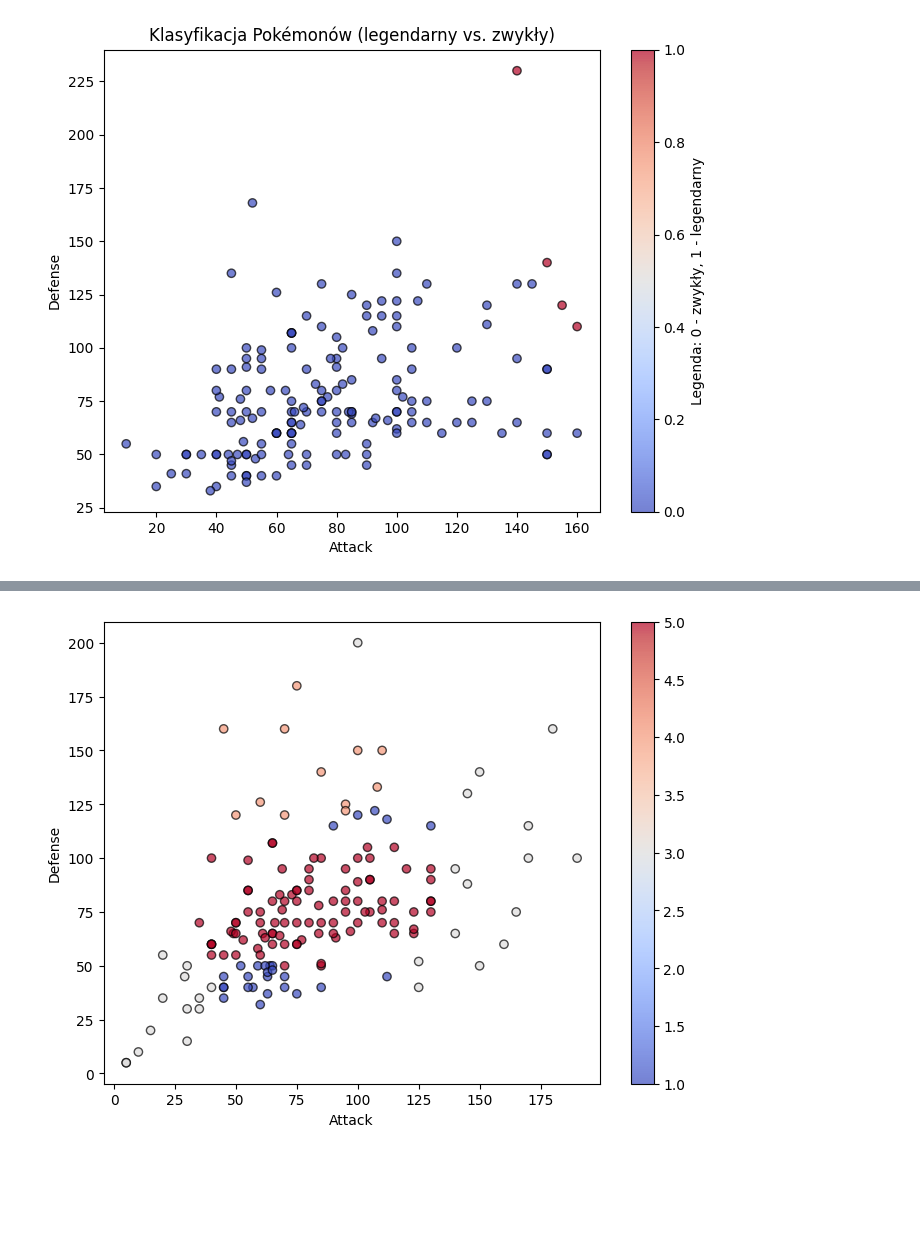
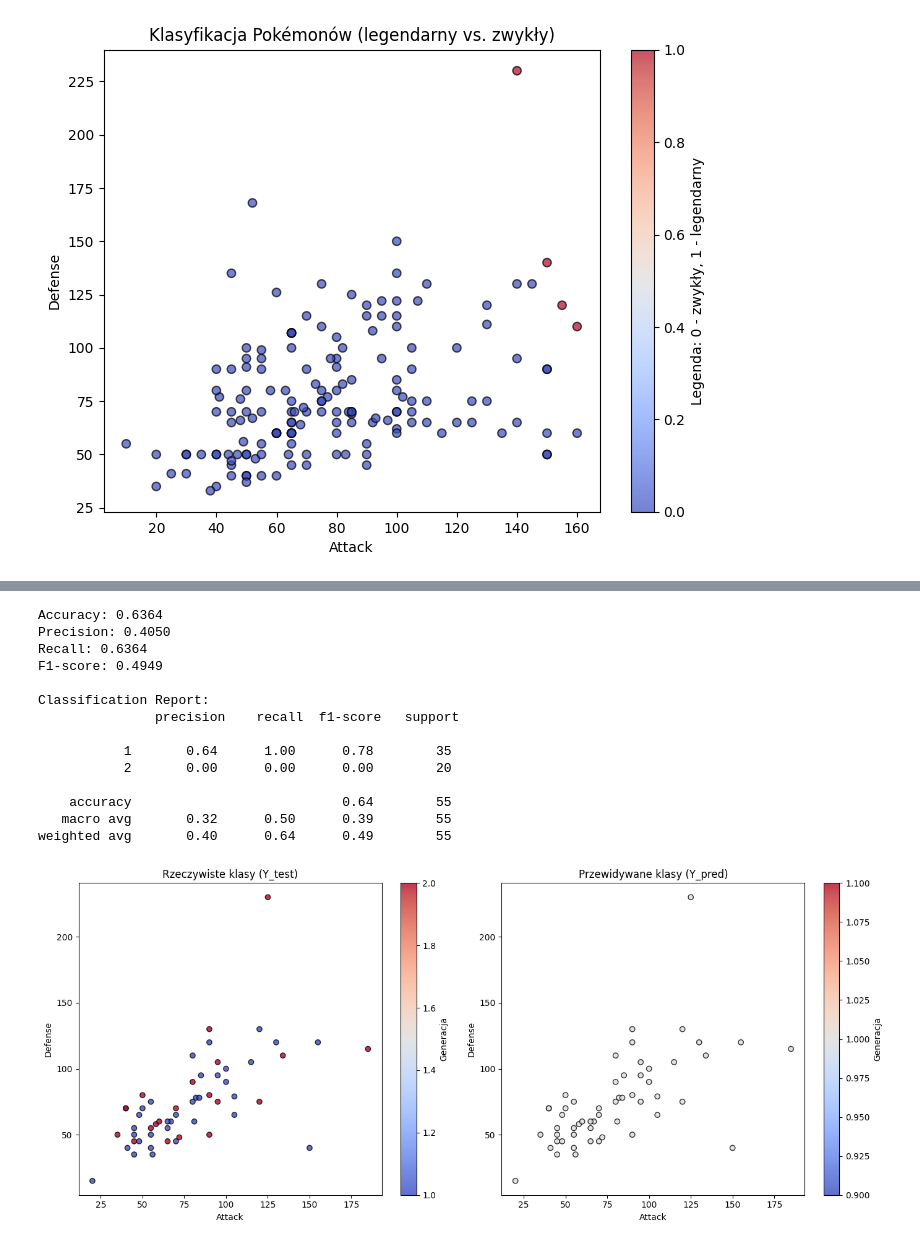
Before and after one commit to tak-creator/giganci, a Jupyter notebook: pandas_pokemon.ipynb, the cells around one changed output, grey strips where cells are left out. Drawn from its saved outputs; the diff is of its cells as text; code cells hidden in the pictures; blank space fills up the shorter version.

```diff
--- a/pandas_pokemon.ipynb
+++ b/pandas_pokemon.ipynb
@@ -383,10 +399,68 @@ Mean CV Accuracy: 0.2237 ± 0.0155
+# %%
+# Wczytanie danych
+df = pd.read_csv('Pokemon.csv')
+
+# Filtrowanie tylko 1. i 2. generacji
+filtered_df = df[df['Generation'].isin([1, 2])]
+# %%
+# Wybór cech i etykiet
+X = filtered_df[['Attack', 'Defense']]
+Y = filtered_df['Generation']
+
+# Podział na zbiór uczący i testowy
+X_train, X_test, Y_train, Y_test = train_test_split(X, Y, test_size=0.2, random_state=42)
+# %%
+# Trening modelu
+model = LogisticRegression()
+model.fit(X_train, Y_train)
+
+# Predykcja
+Y_pred = model.predict(X_test)
+# %%
+# Metryki
+print(f'Accuracy: {accuracy_score(Y_test, Y_pred):.4f}')
+print(f'Precision: {precision_score(Y_test, Y_pred, average="weighted"):.4f}')
+print(f'Recall: {recall_score(Y_test, Y_pred, average="weighted"):.4f}')
+print(f'F1-score: {f1_score(Y_test, Y_pred, average="weighted"):.4f}')
+print('\nClassification Report:\n', classification_report(Y_test, Y_pred))
+# %% [output]
+Accuracy: 0.6364
+Precision: 0.4050
+Recall: 0.6364
+F1-score: 0.4949
+
+Classification Report:
+               precision    recall  f1-score   support
+
+           1       0.64      1.00      0.78        35
+           2       0.00      0.00      0.00        20
+
+    accuracy                           0.64        55
+   macro avg       0.32      0.50      0.39        55
+weighted avg       0.40      0.64      0.49        55
 # %%
-# Wizualizacja danych i decyzji
-plt.figure(figsize=(8, 6))
-plt.scatter(X_test['Attack'], X_test['Defense'], c=Y_pred, cmap='coolwarm', edgecolors='k', alpha=0.7)
+# Wykresy: Y_test vs Y_pred
+plt.figure(figsize=(14, 6))
+
+# Wykres 1 – rzeczywiste klasy
+plt.subplot(1, 2, 1)
+plt.scatter(X_test['Attack'], X_test['Defense'],
+            c=Y_test, cmap='coolwarm', edgecolors='k', alpha=0.8)
+plt.title('Rzeczywiste klasy (Y_test)')
 plt.xlabel('Attack')
 plt.ylabel('Defense')
-plt.colorbar()
+plt.colorbar(label='Generacja')
+
+# Wykres 2 – przewidywane klasy
+plt.subplot(1, 2, 2)
+plt.scatter(X_test['Attack'], X_test['Defense'],
+            c=Y_pred, cmap='coolwarm', edgecolors='k', alpha=0.8)
+plt.title('Przewidywane klasy (Y_pred)')
+plt.xlabel('Attack')
+plt.ylabel('Defense')
+plt.colorbar(label='Generacja')
+
+plt.tight_layout()
 plt.show()
 # %% [output]
-[figure, old version]
+[figure, new version]
```
Also changed, not shown: parts of 14 cells of this notebook.
